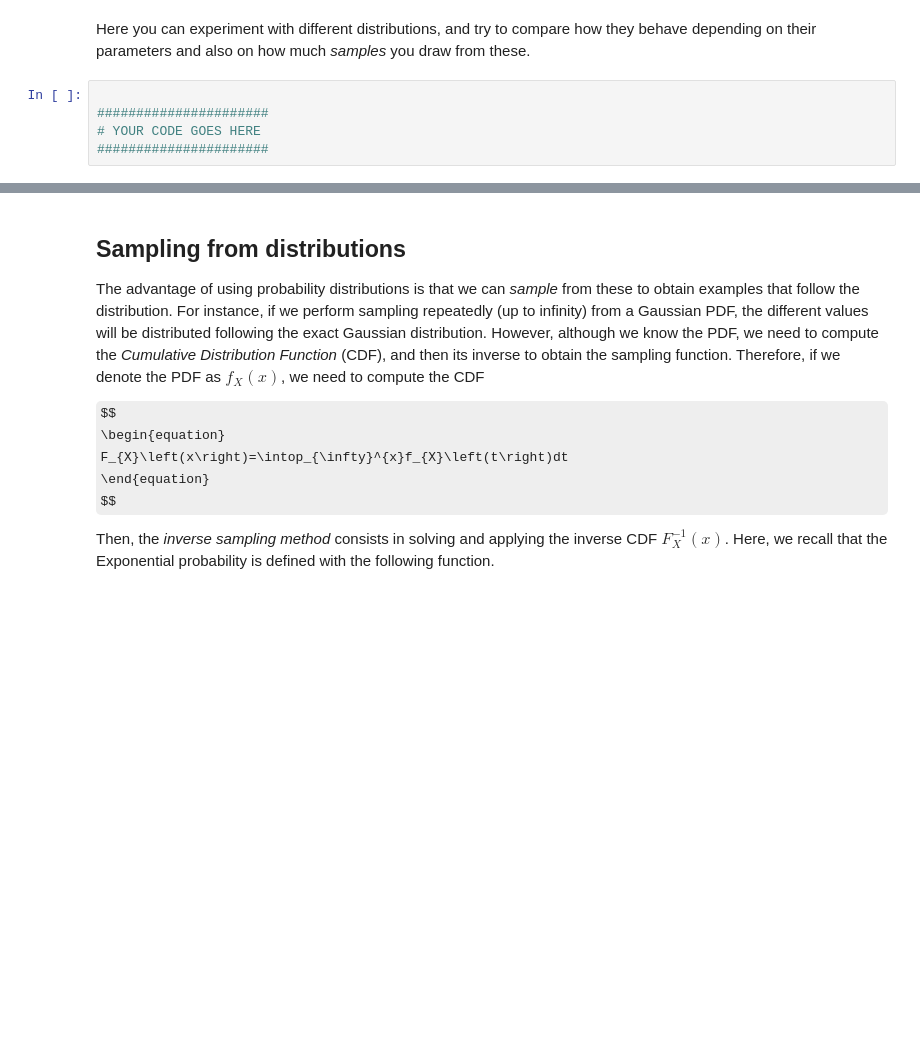
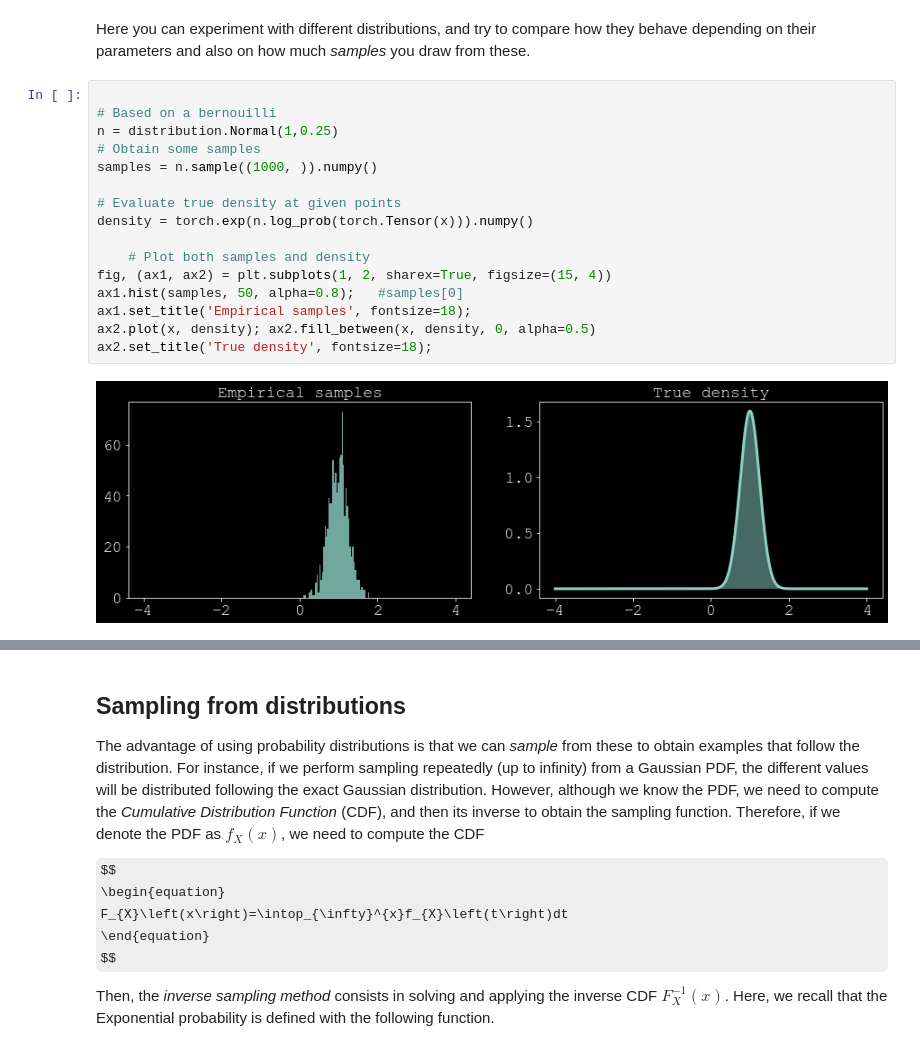
Before and after one commit to pliplouf/atiam_ml_fork, a Jupyter notebook: 04b_distributions.ipynb, the cells around one changed output, grey strips where cells are left out. Saved outputs shown, nothing was run; the diff lists cells and outputs as text; some formulas as TeX source; blank space fills up the shorter version.

```diff
--- a/04b_distributions.ipynb
+++ b/04b_distributions.ipynb
@@ -258,7 +259,20 @@ ax2.set_title('True density', fontsize=18);
 # %% [markdown]
 Here you can experiment with different distributions, and try to compare how they behave depending on their parameters and also on how much _samples_ you draw from these.
-# %%
-
-######################
-# YOUR CODE GOES HERE
-######################
+# %%
+
+# Based on a bernouilli
+n = distribution.Normal(1,0.25)
+# Obtain some samples
+samples = n.sample((1000, )).numpy()
+
+# Evaluate true density at given points
+density = torch.exp(n.log_prob(torch.Tensor(x))).numpy()
+
+    # Plot both samples and density
+fig, (ax1, ax2) = plt.subplots(1, 2, sharex=True, figsize=(15, 4))
+ax1.hist(samples, 50, alpha=0.8);   #samples[0]
+ax1.set_title('Empirical samples', fontsize=18);
+ax2.plot(x, density); ax2.fill_between(x, density, 0, alpha=0.5)
+ax2.set_title('True density', fontsize=18);
+# %% [output]
+[figure, added]
```
Also changed, not shown: parts of 12 cells of this notebook, 5 other files.
